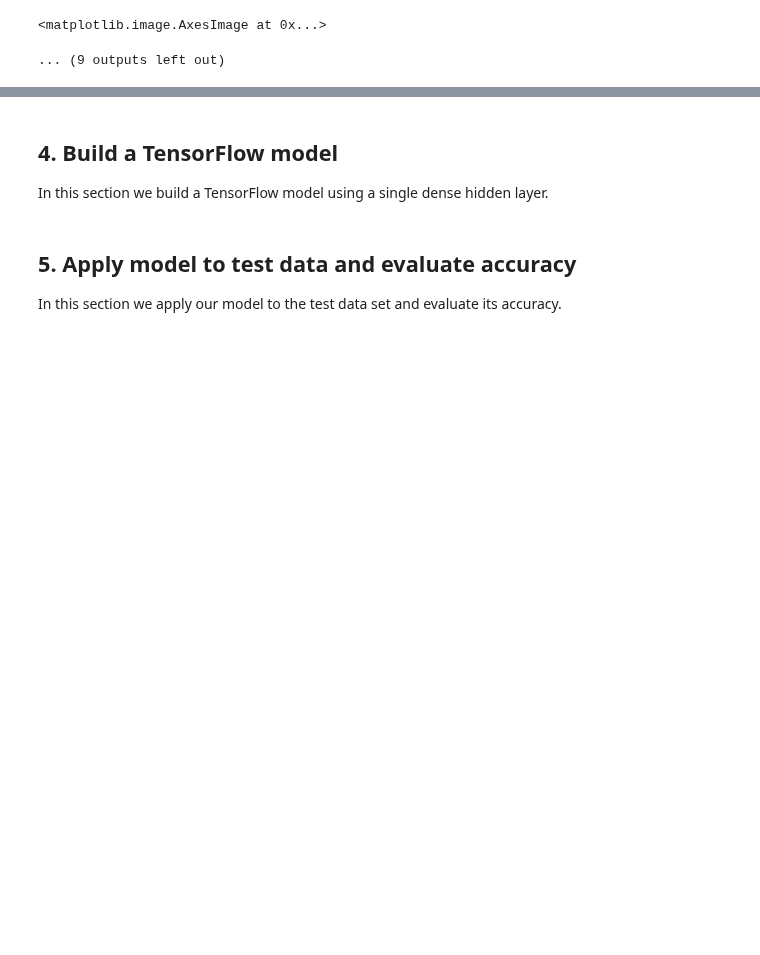
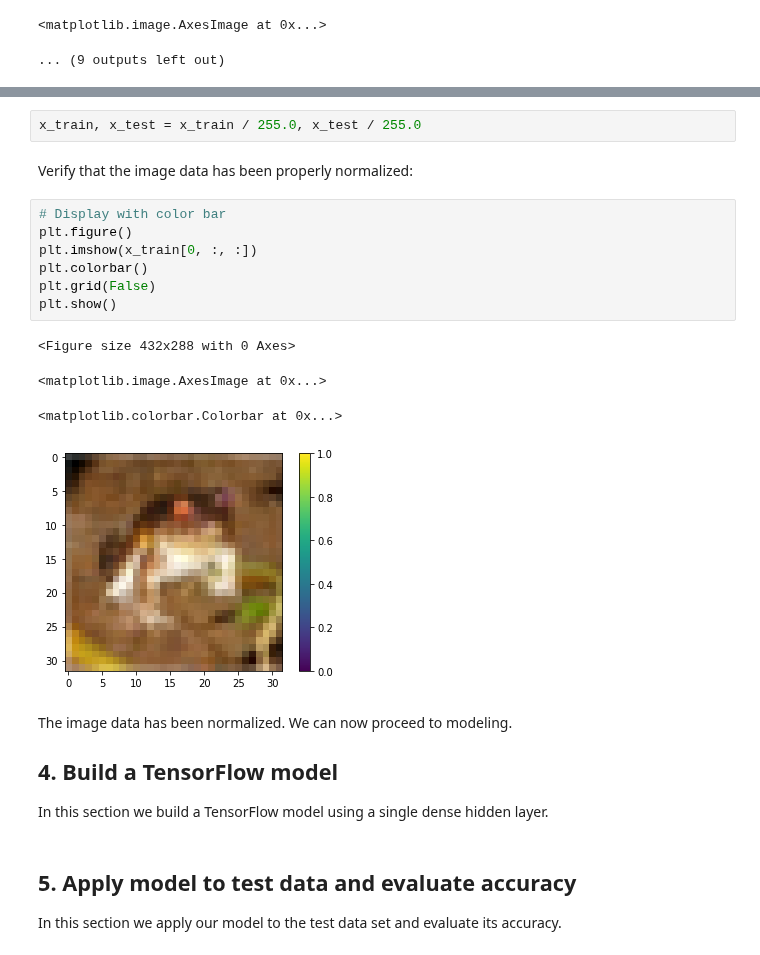
Before and after one commit to pelorenz/data-science-420, a Jupyter notebook: L09-PeterLorenz.ipynb, the cells around one changed output, grey strips where cells are left out. Saved outputs shown, nothing was run; the diff lists cells and outputs as text; blank space fills up the shorter version.

```diff
--- a/L09-PeterLorenz.ipynb
+++ b/L09-PeterLorenz.ipynb
@@ -128,4 +144,22 @@ In this section we preprocess and prepare the data for classification.
+# %%
+x_train, x_test = x_train / 255.0, x_test / 255.0
+# %% [markdown]
+Verify that the image data has been properly normalized:
+# %%
+# Display with color bar
+plt.figure()
+plt.imshow(x_train[0, :, :])
+plt.colorbar()
+plt.grid(False)
+plt.show()
+# %% [output]
+<Figure size 432x288 with 0 Axes>
+<matplotlib.image.AxesImage at 0x...>
+<matplotlib.colorbar.Colorbar at 0x...>
+[figure, added]
 # %% [markdown]
+The image data has been normalized. We can now proceed to modeling.
+
 ## 4. Build a TensorFlow model
 In this section we build a TensorFlow model using a single dense hidden layer.
 # %% [markdown]
```
Also changed, not shown: parts of 3 cells of this notebook.
